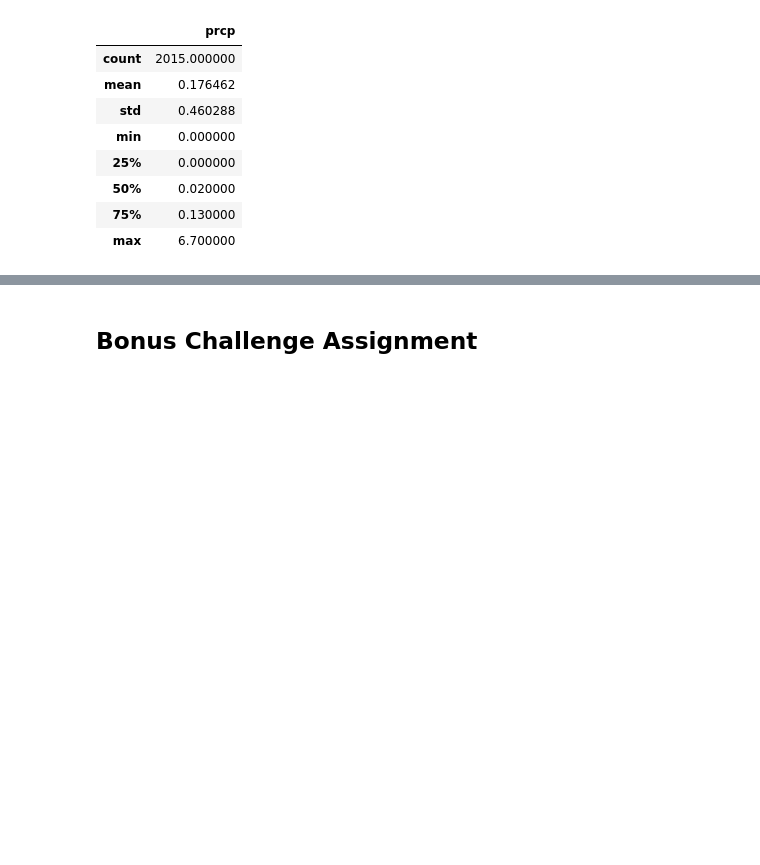
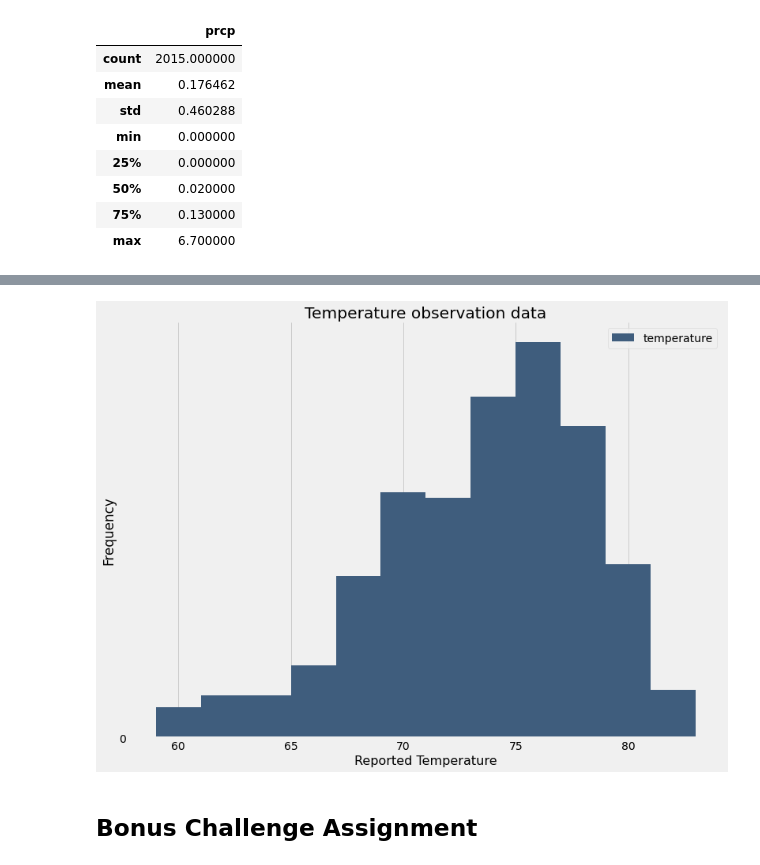
Before and after one commit to LanaPal/sqlalchemy-challenge, a Jupyter notebook: climate_starter.ipynb, the cells around one changed output, grey strips where cells are left out. Saved outputs shown, nothing was run; the diff lists cells and outputs as text; code cells hidden in the pictures; blank space fills up the shorter version.

```diff
--- a/climate_starter.ipynb
+++ b/climate_starter.ipynb
@@ -175,3 +219,11 @@ df_clean.describe(include=[np.number])
 # %%
 # Choose the station with the highest number of temperature observations.
 # Query the last 12 months of temperature observation data for this station and plot the results as a histogram
+station_data = session.query(Measurement.station, Measurement.tobs).\
+    filter(Measurement.date > dt.date(2016, 8, 23)).\
+    filter(Measurement.station == 'USC00519281').\
+    order_by(Measurement.tobs.desc()).all()
+
+stat_df = pd.DataFrame(station_data, columns=['station', 'temperature'])
+stat_df.set_index('station', inplace=True, )
+stat_df.head(5)
@@ -178,3 +238,20 @@ df_clean.describe(include=[np.number])
+# %%
+# Query the last 12 months of temperature observation data for this station and plot the results as a histogram
+stat_df.plot.hist(by='temperature', figsize=(12, 9), color="#3F5D7D", bins=12, title="Temperature observation data")
+ax = plt.subplot(111)
+ax.spines["top"].set_visible(False)
+ax.spines["right"].set_visible(False)
+ax.get_xaxis().tick_bottom()
+ax.get_yaxis().tick_left()
+plt.xticks(fontsize=14)
+plt.yticks(range(0, 1, 100), fontsize=14)
+plt.xlabel("Reported Temperature", fontsize=16)
+plt.show()
+
+# a few tricks on plotting a nice histogram got from here:
+#http://www.randalolson.com/2014/06/28/how-to-make-beautiful-data-visualizations-in-python-with-matplotlib/
+# %% [output]
+[figure, added]
 # %% [markdown]
 ## Bonus Challenge Assignment
 # %%
```
Also changed, not shown: parts of 7 cells of this notebook.
